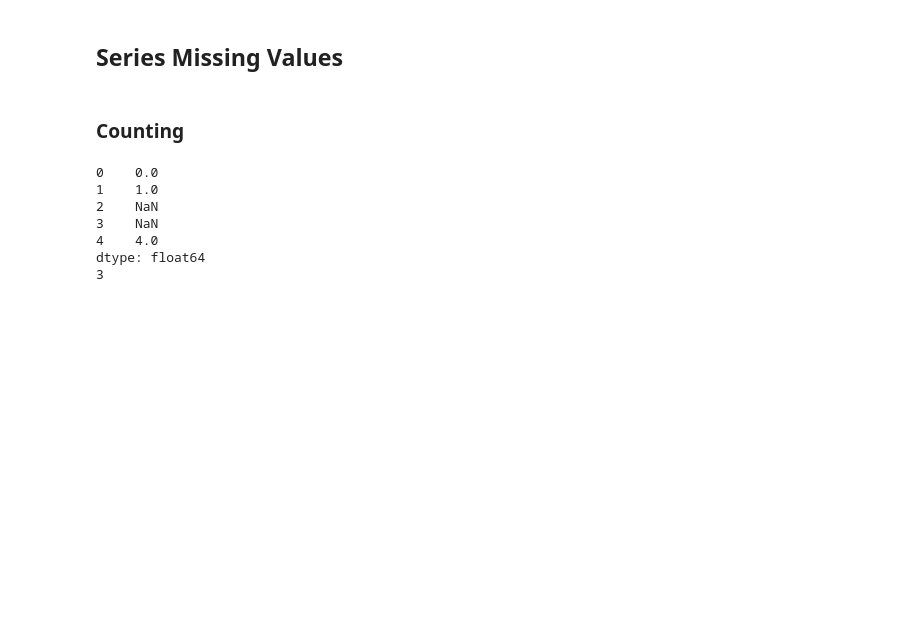
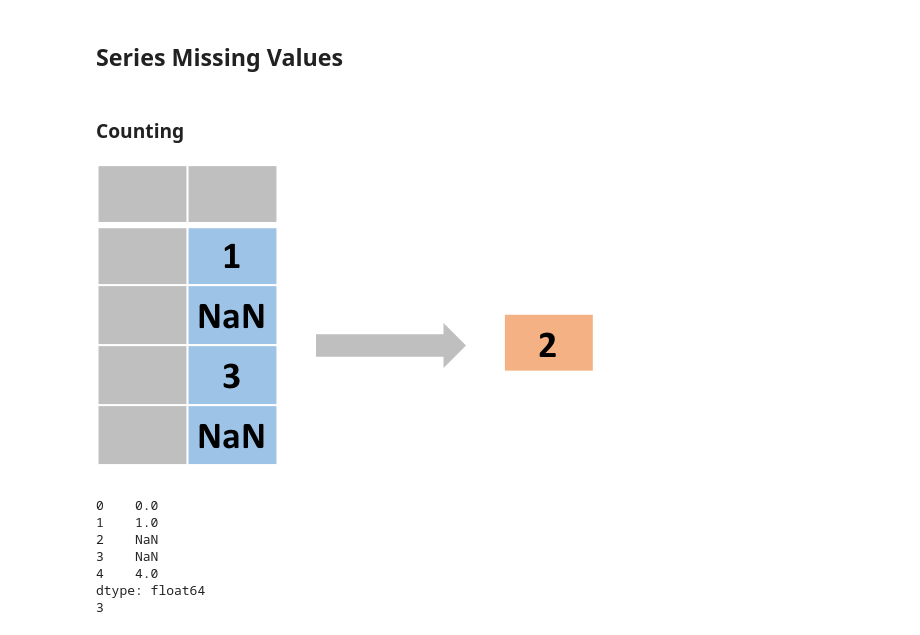
Before and after one commit to Zhenmao/Pandas-Reference-Guide, a Jupyter notebook: 1 Working with Series.ipynb, the cells around one changed output. Saved outputs shown, nothing was run; the diff lists cells and outputs as text; code cells hidden in the pictures; blank space fills up the shorter version.

```diff
--- a/1 Working with Series.ipynb
+++ b/1 Working with Series.ipynb
@@ -315,6 +327,10 @@ dtype: int64
 ## Series Missing Values
 # %% [markdown]
 ### Counting
+# %%
+Image("images/series-nan-counting.png", width=167.67)
+# %% [output]
+[figure, added]
 # %%
 # Count the number of null values
 s = pd.Series([0, 1, np.nan, np.nan, 4])
```
Also changed, not shown: parts of 6 cells of this notebook, 8 other files.
